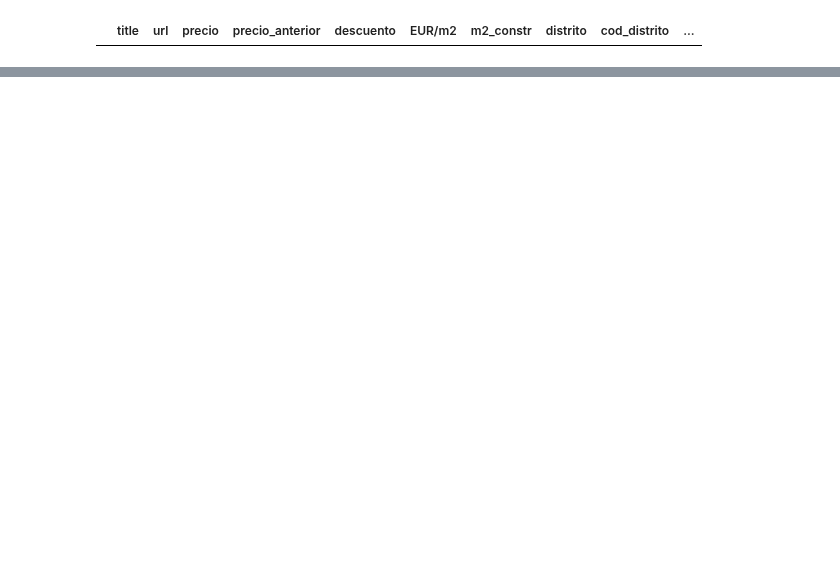
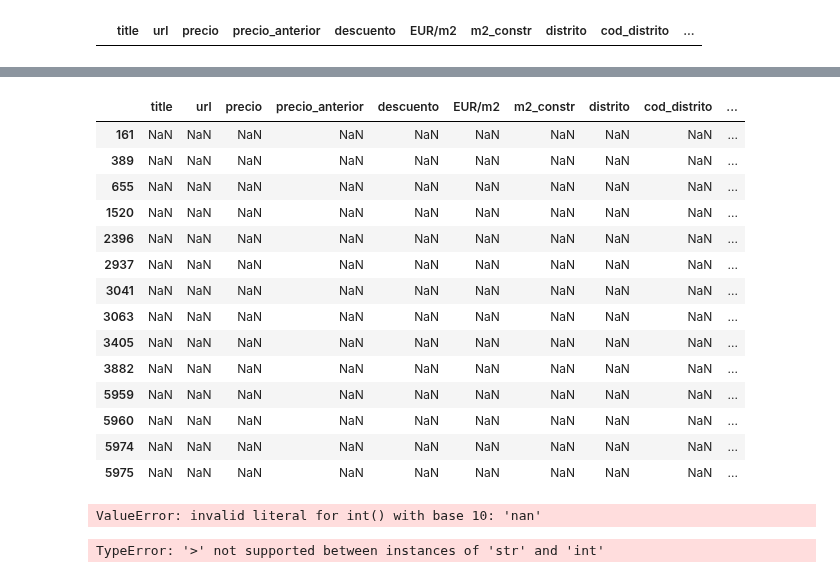
Before and after one commit to avaquerocastro/precios-de-vivienda-madrid, a Jupyter notebook: codigo/01-preprocesamiento-de-datos/03-Union_datos_webs/Union_Dataframes.IndomioPisosCom.ipynb, the cells around one changed output, grey strips where cells are left out. Saved outputs shown, nothing was run; the diff lists cells and outputs as text; code cells hidden in the pictures; blank space fills up the shorter version.

```diff
--- a/codigo/01-preprocesamiento-de-datos/03-Union_datos_webs/Union_Dataframes.IndomioPisosCom.ipynb
+++ b/codigo/01-preprocesamiento-de-datos/03-Union_datos_webs/Union_Dataframes.IndomioPisosCom.ipynb
@@ -701,3 +1164,29 @@ df_union.head(5)
+# %%
+df_union.query("banos.isnull()")
+# %% [output]
+|  | title | url | precio | precio_anterior | descuento | EUR/m2 | m2_constr | distrito | cod_distrito | ... |
+| 161 | NaN | NaN | NaN | NaN | NaN | NaN | NaN | NaN | NaN | ... |
+| 389 | NaN | NaN | NaN | NaN | NaN | NaN | NaN | NaN | NaN | ... |
+| 655 | NaN | NaN | NaN | NaN | NaN | NaN | NaN | NaN | NaN | ... |
+| 1520 | NaN | NaN | NaN | NaN | NaN | NaN | NaN | NaN | NaN | ... |
+| 2396 | NaN | NaN | NaN | NaN | NaN | NaN | NaN | NaN | NaN | ... |
+| 2937 | NaN | NaN | NaN | NaN | NaN | NaN | NaN | NaN | NaN | ... |
+| 3041 | NaN | NaN | NaN | NaN | NaN | NaN | NaN | NaN | NaN | ... |
+| 3063 | NaN | NaN | NaN | NaN | NaN | NaN | NaN | NaN | NaN | ... |
+| 3405 | NaN | NaN | NaN | NaN | NaN | NaN | NaN | NaN | NaN | ... |
+| 3882 | NaN | NaN | NaN | NaN | NaN | NaN | NaN | NaN | NaN | ... |
+| 5959 | NaN | NaN | NaN | NaN | NaN | NaN | NaN | NaN | NaN | ... |
+| 5960 | NaN | NaN | NaN | NaN | NaN | NaN | NaN | NaN | NaN | ... |
+| 5974 | NaN | NaN | NaN | NaN | NaN | NaN | NaN | NaN | NaN | ... |
+| 5975 | NaN | NaN | NaN | NaN | NaN | NaN | NaN | NaN | NaN | ... |
+# %%
+df_union["banos"]=df_union["banos"].astype(int)
+# %% [output]
+ValueError: invalid literal for int() with base 10: 'nan'
+# %%
+df_union.query("banos>10")[["web"]]
+# %% [output]
+TypeError: '>' not supported between instances of 'str' and 'int'
 # %%
 #Guardo la union de los dos datasets
 df_union.to_csv("20241231_Union_Sil_Ale.csv",index=False)
```
Also changed, not shown: parts of 62 cells of this notebook, 25 other files.
